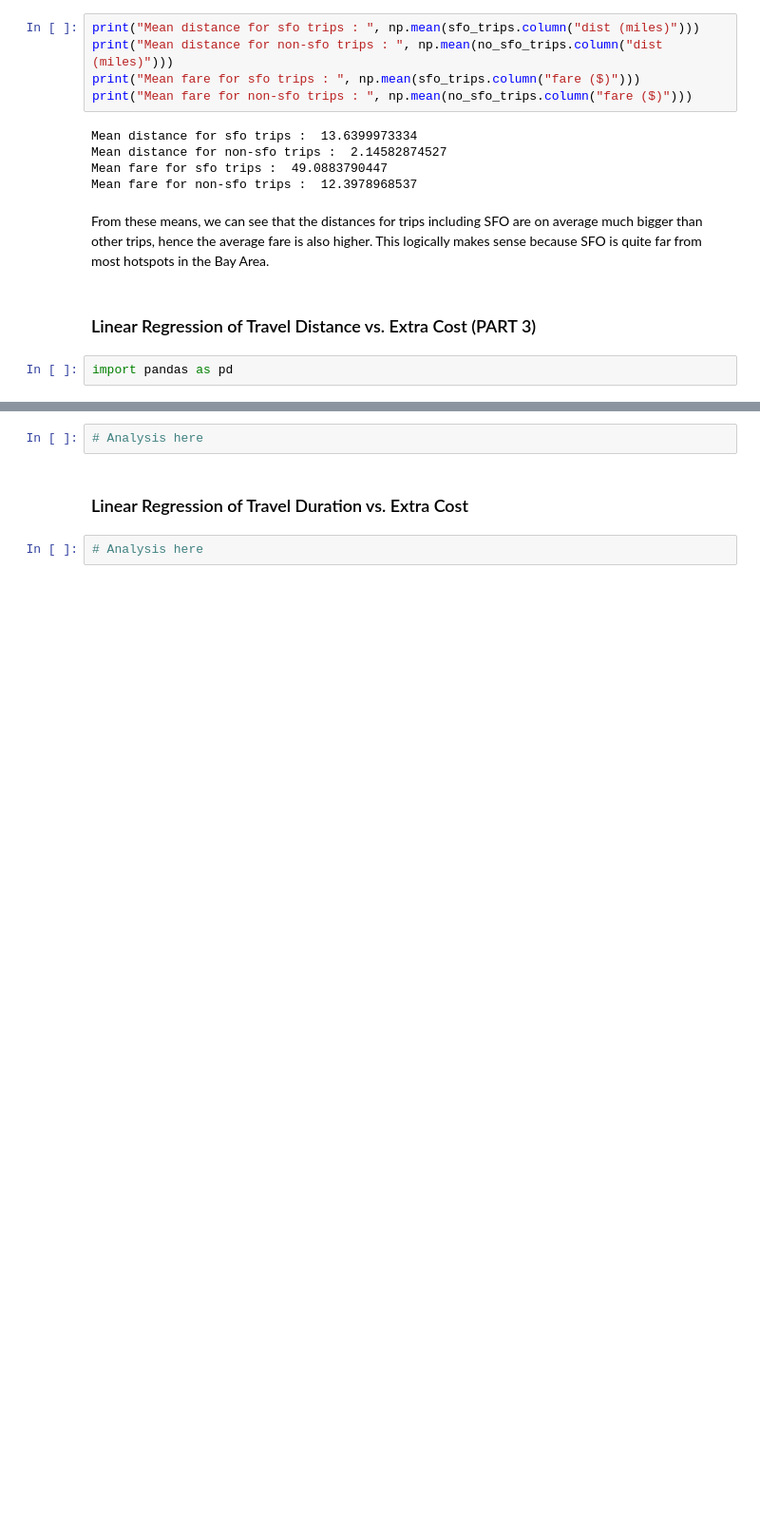
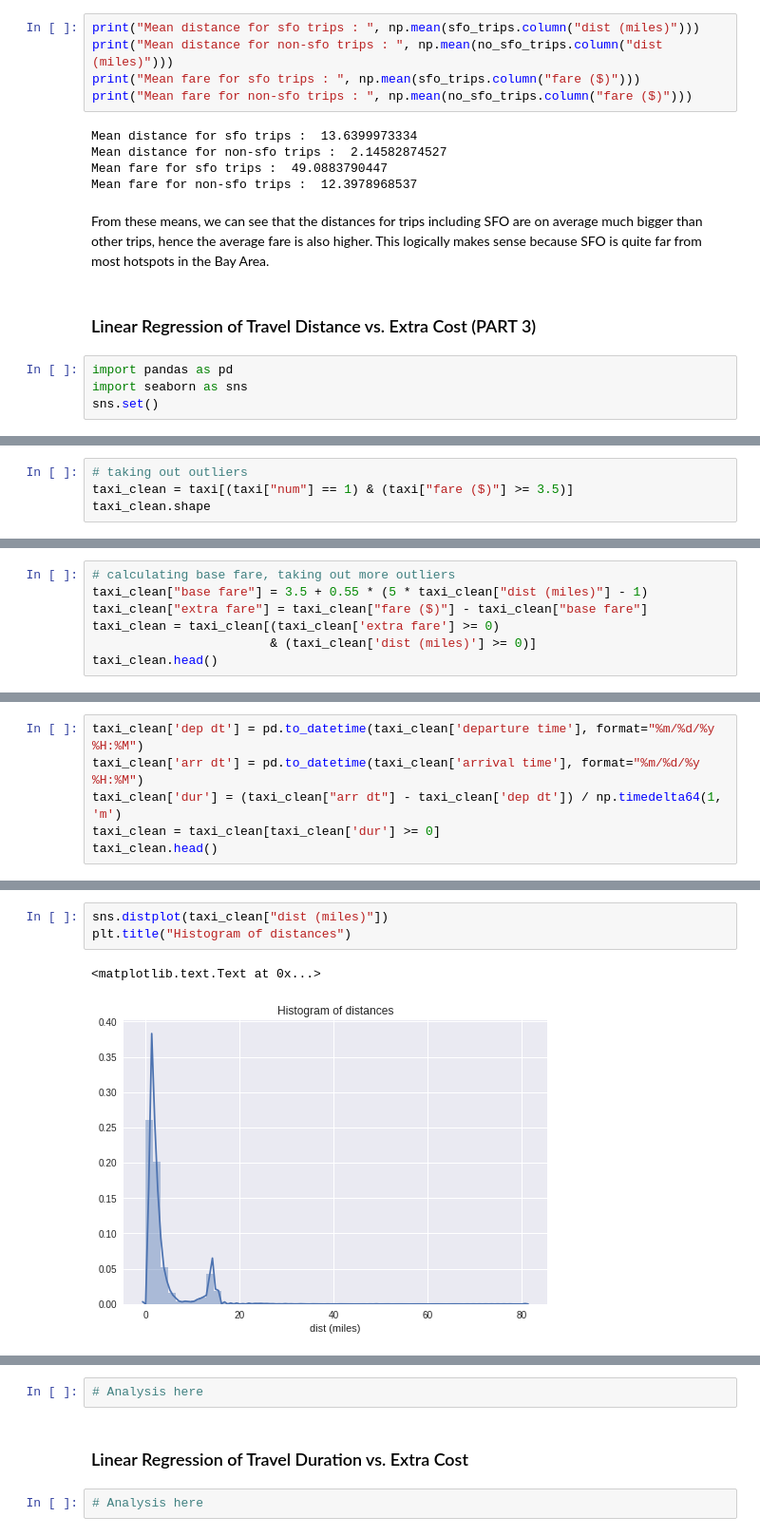
Before and after one commit to lawrencechen14/ce88-project, a Jupyter notebook: Exploration+of+Taxi+Trip+Fares+in+the+San+Francisco+Bay+Area.ipynb, the cells around one changed output, grey strips where cells are left out. Shown at 95% size. Drawn from its saved outputs; the diff is of its cells as text; blank space fills up the shorter version.

```diff
--- a/Exploration+of+Taxi+Trip+Fares+in+the+San+Francisco+Bay+Area.ipynb
+++ b/Exploration+of+Taxi+Trip+Fares+in+the+San+Francisco+Bay+Area.ipynb
@@ -52,6 +52,8 @@ From these means, we can see that the distances for trips including SFO are on a
 ### Linear Regression of Travel Distance vs. Extra Cost (PART 3)
 # %%
 import pandas as pd
+import seaborn as sns
+sns.set()
 # %%
 taxi = taxi_data.to_df()
 taxi.head()
@@ -64,0 +71,4 @@ taxi.head()
+# %%
+# taking out outliers
+taxi_clean = taxi[(taxi["num"] == 1) & (taxi["fare ($)"] >= 3.5)]
+taxi_clean.shape
@@ -64,0 +77,7 @@ taxi.head()
+# %%
+# calculating base fare, taking out more outliers
+taxi_clean["base fare"] = 3.5 + 0.55 * (5 * taxi_clean["dist (miles)"] - 1)
+taxi_clean["extra fare"] = taxi_clean["fare ($)"] - taxi_clean["base fare"]
+taxi_clean = taxi_clean[(taxi_clean['extra fare'] >= 0)
+                        & (taxi_clean['dist (miles)'] >= 0)]
+taxi_clean.head()
@@ -64,0 +91,6 @@ taxi.head()
+# %%
+taxi_clean['dep dt'] = pd.to_datetime(taxi_clean['departure time'], format="%m/%d/%y %H:%M")
+taxi_clean['arr dt'] = pd.to_datetime(taxi_clean['arrival time'], format="%m/%d/%y %H:%M")
+taxi_clean['dur'] = (taxi_clean["arr dt"] - taxi_clean['dep dt']) / np.timedelta64(1, 'm')
+taxi_clean = taxi_clean[taxi_clean['dur'] >= 0]
+taxi_clean.head()
@@ -64,0 +104,6 @@ taxi.head()
+# %%
+sns.distplot(taxi_clean["dist (miles)"])
+plt.title("Histogram of distances")
+# %% [output]
+<matplotlib.text.Text at 0x...>
+[figure, added]
```
Also changed, not shown: parts of 25 cells of this notebook.
